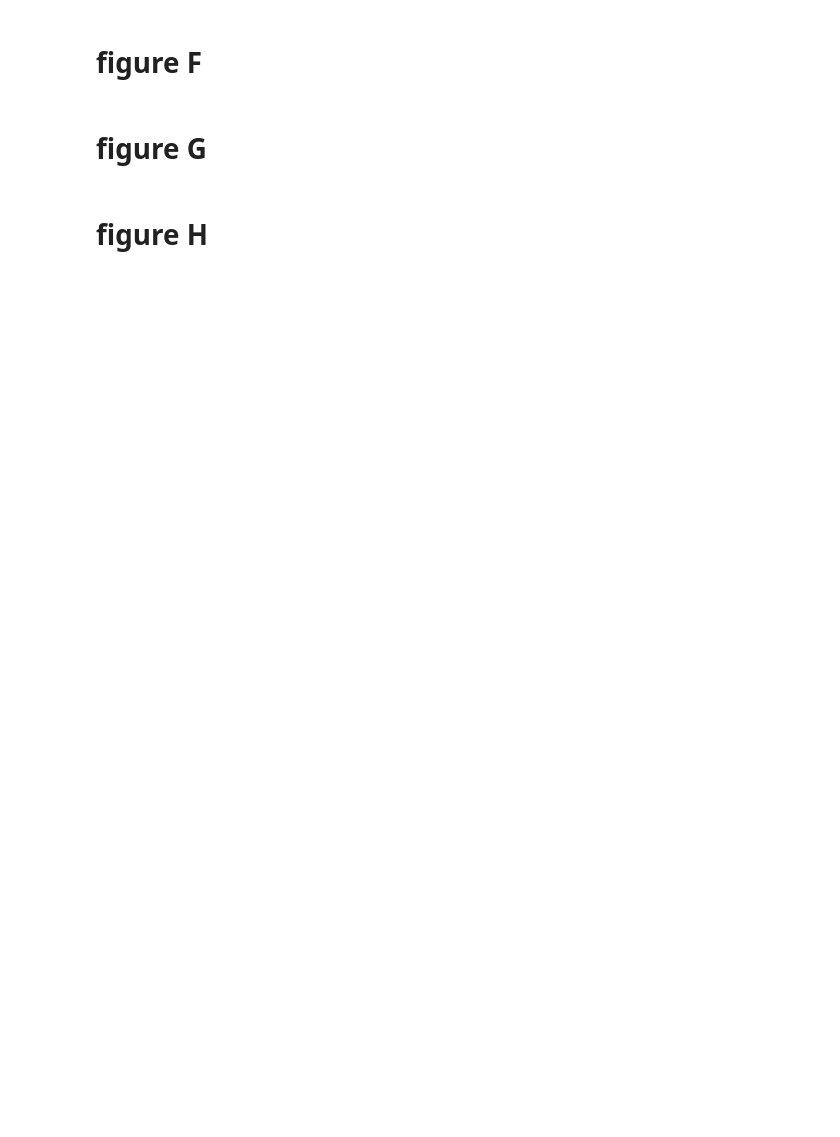
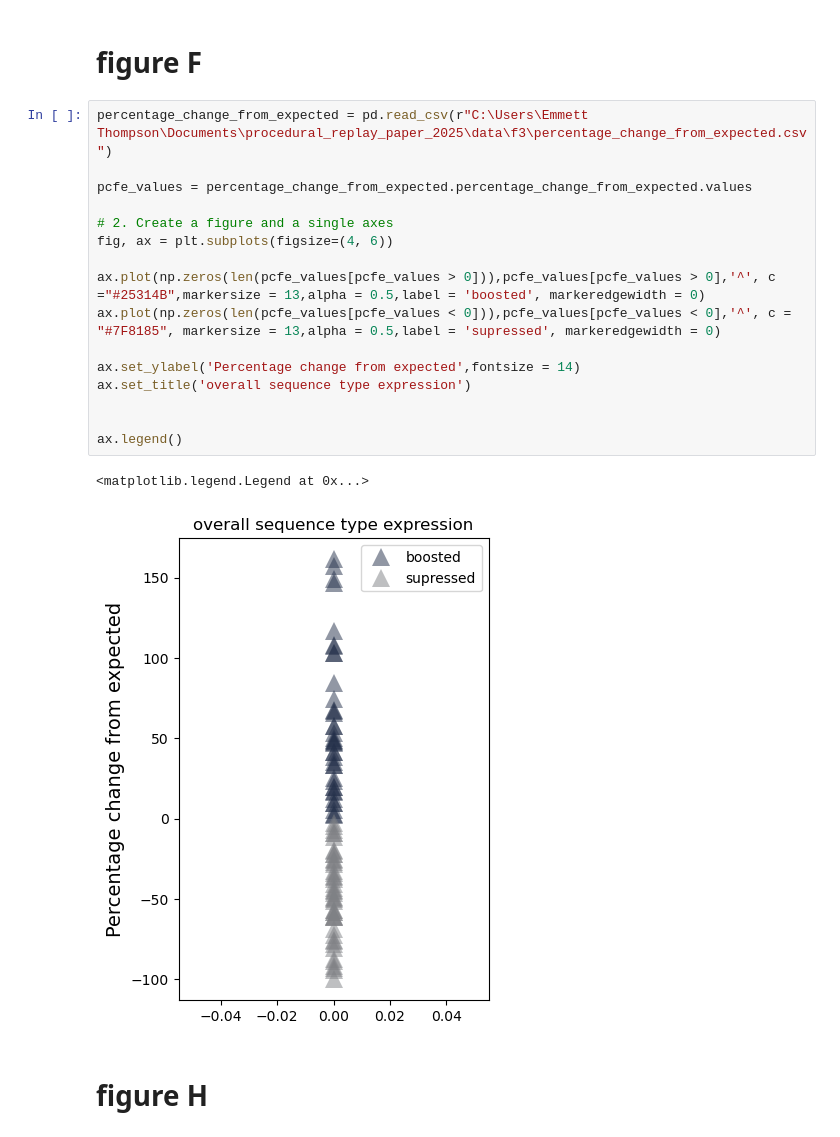
Before and after one commit to EmmettJT/procedural_replay_paper_2025, a Jupyter notebook: ED_5/ED5_plots.ipynb, the cells around one changed output. Drawn from its saved outputs; the diff is of its cells as text; blank space fills up the shorter version.

```diff
--- a/ED_5/ED5_plots.ipynb
+++ b/ED_5/ED5_plots.ipynb
@@ -13,6 +410,23 @@
 # %% [markdown]
 # figure F
-# %% [markdown]
-# figure G
+# %%
+percentage_change_from_expected = pd.read_csv(r"C:\Users\Emmett Thompson\Documents\procedural_replay_paper_2025\data\f3\percentage_change_from_expected.csv")
+
+pcfe_values = percentage_change_from_expected.percentage_change_from_expected.values
+
+# 2. Create a figure and a single axes
+fig, ax = plt.subplots(figsize=(4, 6))
+
+ax.plot(np.zeros(len(pcfe_values[pcfe_values > 0])),pcfe_values[pcfe_values > 0],'^', c ="#25314B",markersize = 13,alpha = 0.5,label = 'boosted', markeredgewidth = 0)
+ax.plot(np.zeros(len(pcfe_values[pcfe_values < 0])),pcfe_values[pcfe_values < 0],'^', c = "#7F8185", markersize = 13,alpha = 0.5,label = 'supressed', markeredgewidth = 0)
+
+ax.set_ylabel('Percentage change from expected',fontsize = 14)
+ax.set_title('overall sequence type expression')
+
+
+ax.legend()
+# %% [output]
+<matplotlib.legend.Legend at 0x...>
+[figure, added]
 # %% [markdown]
 # figure H
```
Also changed, not shown: parts of 10 cells of this notebook, 4 other files.
